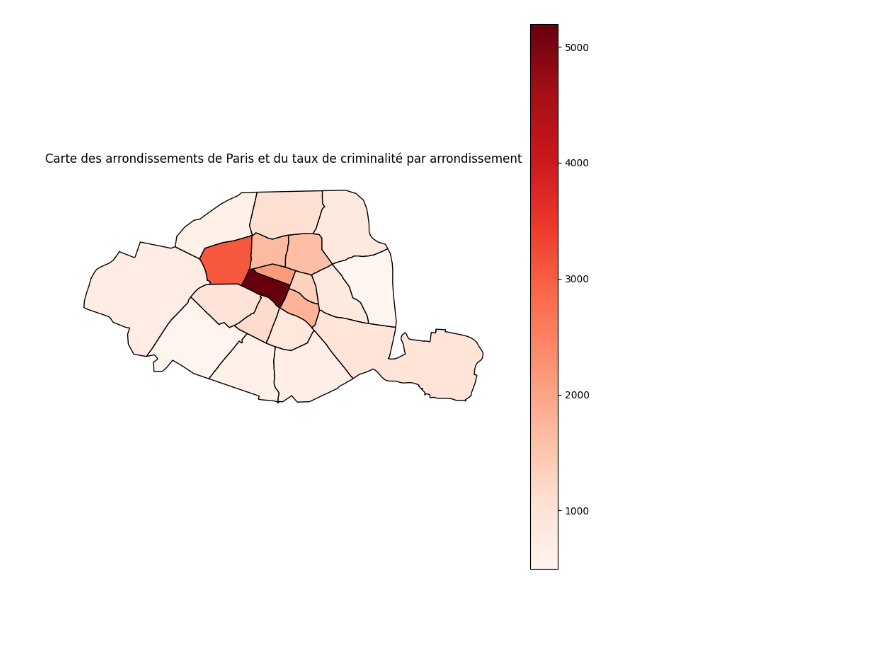
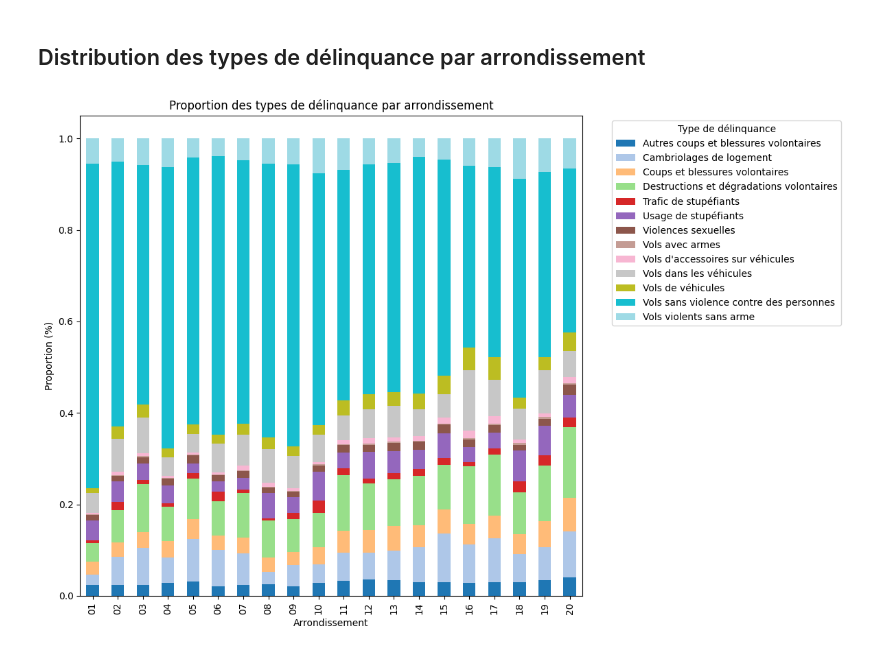
Before and after one commit to Yasmxne/Projet-Python-pour-la-Data-Science, a Jupyter notebook: BaseDélinquance.ipynb, the cells around one changed output. Cells and saved outputs as stored; diff of their text form; code cells hidden in the pictures; blank space fills up the shorter version.

```diff
--- a/BaseDélinquance.ipynb
+++ b/BaseDélinquance.ipynb
@@ -160,23 +184,27 @@ plt.show()
-# %%
-arr_borders = arr_borders.to_crs(2154)
-
-arr_borders['arrondissement'] = arr_borders['INSEE_COG'].str[-2:]
-arr_borders_sorted = arr_borders.sort_values(by='arrondissement')
-arr_borders_sorted['tauxpourmille'] = delinquance_par_arrondissement['tauxpourmille'].values
-
-
-fig, ax = plt.subplots(figsize=(10, 10))
-aplat = arr_borders_sorted.plot(
-    column="tauxpourmille",
-    cmap="Reds",
-    legend=True,
-    edgecolor="black",
-    ax=ax
-)
-
-aplat.set_axis_off()
-aplat.set_title("Carte des arrondissements de Paris et du taux de criminalité par arrondissement", fontsize=12)
-
-plt.show()
-# %% [output]
-[figure, removed]
+# %% [markdown]
+## Distribution des types de délinquance par arrondissement
+# %%
+
+# Normalisation par arrondissement pour obtenir les proportions
+df_delinquance_normalized = df_delinquance.copy()
+df_delinquance_normalized['taux_normalise'] = df_delinquance_normalized.groupby('arrondissement')['tauxpourmille'].transform(lambda x: x / x.sum())
+
+# Groupement des données par arrondissement et type de crime
+grouped_data = df_delinquance_normalized.groupby(['arrondissement', 'classe'])['taux_normalise'].sum().unstack()
+
+# Tracé du graphique en barres empilées
+ax = grouped_data.plot(
+    kind='bar',
+    stacked=True,
+    figsize=(12, 8),
+    colormap='tab20',
+    title="Proportion des types de délinquance par arrondissement"
+)
+
+plt.xlabel("Arrondissement")
+plt.ylabel("Proportion (%)")
+plt.legend(title="Type de délinquance", bbox_to_anchor=(1.05, 1), loc='upper left')
+plt.tight_layout()
+plt.show()
+# %% [output]
+[figure, added]
```
Also changed, not shown: parts of 11 cells of this notebook.
